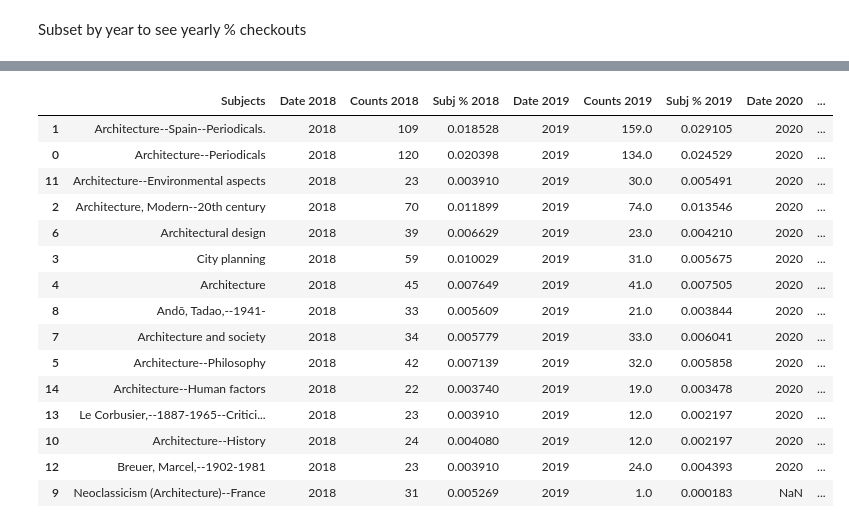
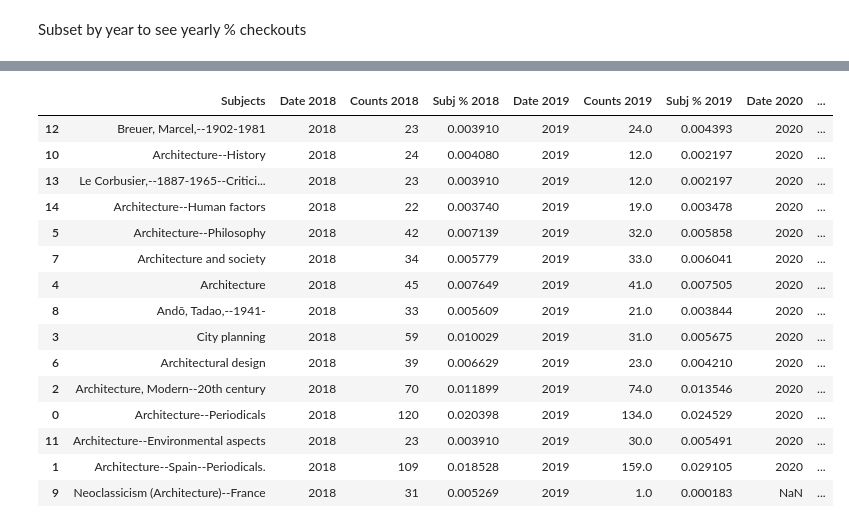
Before and after one commit to senderrr/Architecture, a Jupyter notebook: ArchitectureNotebook2023.ipynb, the cells around one changed output, grey strips where cells are left out. Saved outputs shown, nothing was run; the diff lists cells and outputs as text; code cells hidden in the pictures.

```diff
--- a/ArchitectureNotebook2023.ipynb
+++ b/ArchitectureNotebook2023.ipynb
@@ -436,12 +436,3 @@ heads.head(50)
 | 49 | Andō, Tadao,--1941- | 2019 | 21 |
 # %% [markdown]
 Subset by year to see yearly % checkouts
-# %%
-def Mask(year, df):
-    mask_year = df[(df.Date == year)]
-    #mask_year.to_csv('FirstThree' + 'AlmaData' + str(year) +'.csv', index=False )
-    # print(mask_year)
-    return(mask_year)
-
-subset_2018 = Mask('2018', first_subject_df)
-subset_2018
@@ -657,23 +525,23 @@ merged_df4.head(15)
 # %%
 merged_df5 = pd.merge(merged_df4, counts_2023, how='left', on='Subjects')
 merged_df5 = merged_df5.rename(columns={'Date' : 'Date 2023',
                    'Counts' : 'Counts 2023',
                'Subj %' : 'Subj % 2023'})
-merged_df5.head(15).sort_values(by=['Subj % 2023'], ascending=[False])
+merged_df5.head(15).sort_values(by=['Subj % 2023'], ascending=[True])
 # %% [output]
 |  | Subjects | Date 2018 | Counts 2018 | Subj % 2018 | Date 2019 | Counts 2019 | Subj % 2019 | Date 2020 | ... |
-| 1 | Architecture--Spain--Periodicals. | 2018 | 109 | 0.018528 | 2019 | 159.0 | 0.029105 | 2020 | ... |
+| 12 | Breuer, Marcel,--1902-1981 | 2018 | 23 | 0.003910 | 2019 | 24.0 | 0.004393 | 2020 | ... |
+| 10 | Architecture--History | 2018 | 24 | 0.004080 | 2019 | 12.0 | 0.002197 | 2020 | ... |
+| 13 | Le Corbusier,--1887-1965--Critici... | 2018 | 23 | 0.003910 | 2019 | 12.0 | 0.002197 | 2020 | ... |
+| 14 | Architecture--Human factors | 2018 | 22 | 0.003740 | 2019 | 19.0 | 0.003478 | 2020 | ... |
+| 5 | Architecture--Philosophy | 2018 | 42 | 0.007139 | 2019 | 32.0 | 0.005858 | 2020 | ... |
+| 7 | Architecture and society | 2018 | 34 | 0.005779 | 2019 | 33.0 | 0.006041 | 2020 | ... |
+| 4 | Architecture | 2018 | 45 | 0.007649 | 2019 | 41.0 | 0.007505 | 2020 | ... |
+| 8 | Andō, Tadao,--1941- | 2018 | 33 | 0.005609 | 2019 | 21.0 | 0.003844 | 2020 | ... |
+| 3 | City planning | 2018 | 59 | 0.010029 | 2019 | 31.0 | 0.005675 | 2020 | ... |
+| 6 | Architectural design | 2018 | 39 | 0.006629 | 2019 | 23.0 | 0.004210 | 2020 | ... |
+| 2 | Architecture, Modern--20th century | 2018 | 70 | 0.011899 | 2019 | 74.0 | 0.013546 | 2020 | ... |
 | 0 | Architecture--Periodicals | 2018 | 120 | 0.020398 | 2019 | 134.0 | 0.024529 | 2020 | ... |
 | 11 | Architecture--Environmental aspects | 2018 | 23 | 0.003910 | 2019 | 30.0 | 0.005491 | 2020 | ... |
-| 2 | Architecture, Modern--20th century | 2018 | 70 | 0.011899 | 2019 | 74.0 | 0.013546 | 2020 | ... |
-| 6 | Architectural design | 2018 | 39 | 0.006629 | 2019 | 23.0 | 0.004210 | 2020 | ... |
-| 3 | City planning | 2018 | 59 | 0.010029 | 2019 | 31.0 | 0.005675 | 2020 | ... |
-| 4 | Architecture | 2018 | 45 | 0.007649 | 2019 | 41.0 | 0.007505 | 2020 | ... |
-| 8 | Andō, Tadao,--1941- | 2018 | 33 | 0.005609 | 2019 | 21.0 | 0.003844 | 2020 | ... |
-| 7 | Architecture and society | 2018 | 34 | 0.005779 | 2019 | 33.0 | 0.006041 | 2020 | ... |
-| 5 | Architecture--Philosophy | 2018 | 42 | 0.007139 | 2019 | 32.0 | 0.005858 | 2020 | ... |
-| 14 | Architecture--Human factors | 2018 | 22 | 0.003740 | 2019 | 19.0 | 0.003478 | 2020 | ... |
-| 13 | Le Corbusier,--1887-1965--Critici... | 2018 | 23 | 0.003910 | 2019 | 12.0 | 0.002197 | 2020 | ... |
-| 10 | Architecture--History | 2018 | 24 | 0.004080 | 2019 | 12.0 | 0.002197 | 2020 | ... |
-| 12 | Breuer, Marcel,--1902-1981 | 2018 | 23 | 0.003910 | 2019 | 24.0 | 0.004393 | 2020 | ... |
+| 1 | Architecture--Spain--Periodicals. | 2018 | 109 | 0.018528 | 2019 | 159.0 | 0.029105 | 2020 | ... |
 | 9 | Neoclassicism (Architecture)--France | 2018 | 31 | 0.005269 | 2019 | 1.0 | 0.000183 | NaN | ... |
```
Also changed, not shown: parts of 8 cells of this notebook.
